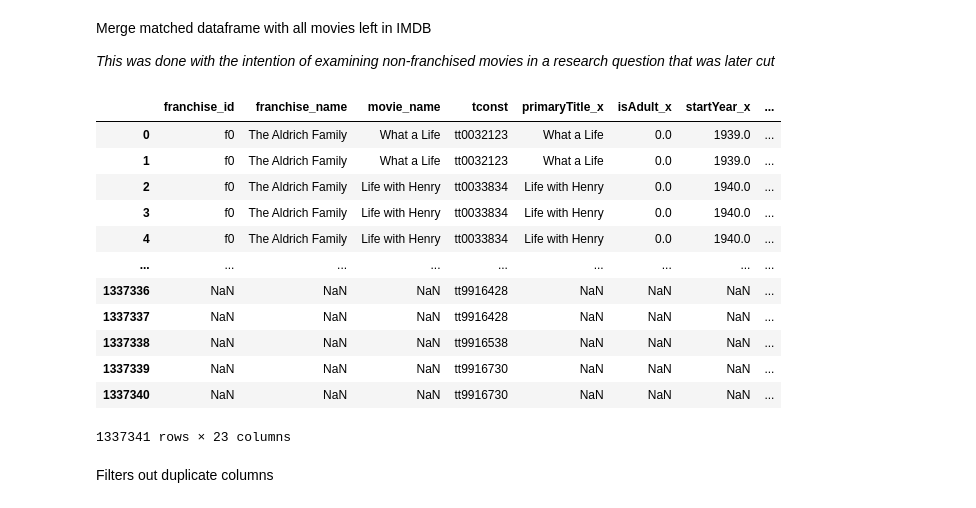
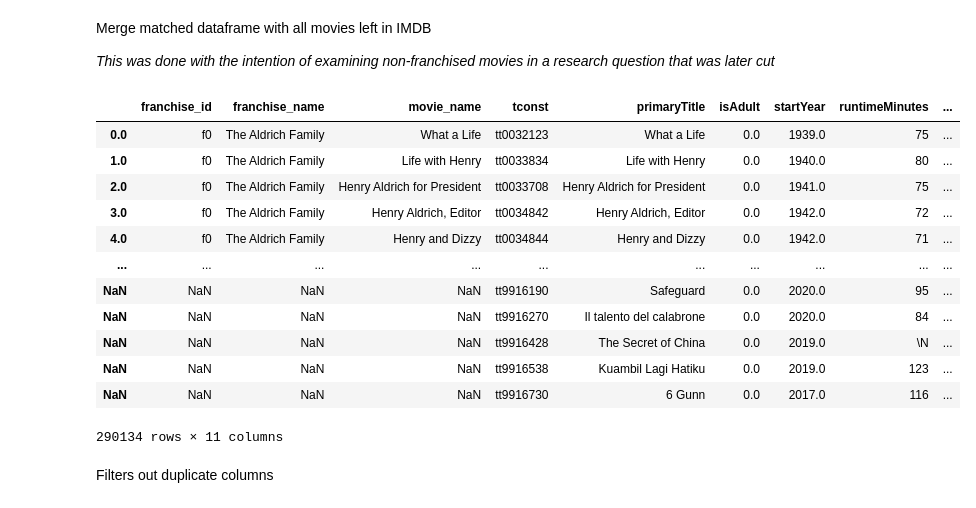
Before and after one commit to adambrennan150/Franchises, a Jupyter notebook: 103_IMDB_Wiki_Matching.ipynb, the cells around one changed output. Cells and saved outputs as stored; diff of their text form; code cells hidden in the pictures.

```diff
--- a/103_IMDB_Wiki_Matching.ipynb
+++ b/103_IMDB_Wiki_Matching.ipynb
@@ -21,6 +21,9 @@ We need to change the year for imdb_movies so it's an integer. We'll first remov
 # %%
 imdb_movies = imdb_movies[~(imdb_movies["startYear"] == "\\N")]
 imdb_movies["startYear"] = imdb_movies["startYear"].apply(lambda x: int(x))
+# %%
+wiki_movies = wiki_movies[~(wiki_movies["release_year"].isnull())]
+wiki_movies["release_year"] = wiki_movies["release_year"].apply(lambda x: int(x))
 # %% [markdown]
 Convert the akas from a string to a list:
 # %%
@@ -203,0 +211,4 @@ wiki_remainder.to_csv("backup_wiki_remainder.csv")
+# %%
+wiki_remainder = pd.read_csv("backup_wiki_remainder.csv", index_col = 0)
+wiki_remainder["release_year"] = wiki_remainder["release_year"].apply(lambda x: int(x))
+wiki_remainder["best_match"] = wiki_remainder["best_match"].apply(lambda x: ast.literal_eval(x))
@@ -326,2 +376,7 @@ wiki_remainder
 # %%
 matched.columns = matched.columns.str.replace('release_year', 'startYear')
+# %%
+imdb_remainder = imdb_remainder[~imdb_remainder["tconst"].isin(matched["tconst"])]
+imdb_remainder = imdb_remainder.drop_duplicates(subset = "tconst",keep = "first")
+imdb_remainder = imdb_remainder[["tconst", "primaryTitle", "isAdult", "startYear", "runtimeMinutes", "genres", "averageRating", "numVotes"]]
+imdb_remainder
@@ -330,21 +399,21 @@ Merge matched dataframe with all movies left in IMDB
 
 *This was done with the intention of examining non-franchised movies in a research question that was later cut*
 # %%
-imdb_final = pd.merge(matched, imdb_movies, on = "tconst", how = "outer")
+imdb_final = pd.concat([matched, imdb_remainder])
 imdb_final
 # %% [output]
-|  | franchise_id | franchise_name | movie_name | tconst | primaryTitle_x | isAdult_x | startYear_x | ... |
-| 0 | f0 | The Aldrich Family | What a Life | tt0032123 | What a Life | 0.0 | 1939.0 | ... |
-| 1 | f0 | The Aldrich Family | What a Life | tt0032123 | What a Life | 0.0 | 1939.0 | ... |
-| 2 | f0 | The Aldrich Family | Life with Henry | tt0033834 | Life with Henry | 0.0 | 1940.0 | ... |
-| 3 | f0 | The Aldrich Family | Life with Henry | tt0033834 | Life with Henry | 0.0 | 1940.0 | ... |
-| 4 | f0 | The Aldrich Family | Life with Henry | tt0033834 | Life with Henry | 0.0 | 1940.0 | ... |
-| ... | ... | ... | ... | ... | ... | ... | ... | ... |
-| 1337336 | NaN | NaN | NaN | tt9916428 | NaN | NaN | NaN | ... |
-| 1337337 | NaN | NaN | NaN | tt9916428 | NaN | NaN | NaN | ... |
-| 1337338 | NaN | NaN | NaN | tt9916538 | NaN | NaN | NaN | ... |
-| 1337339 | NaN | NaN | NaN | tt9916730 | NaN | NaN | NaN | ... |
-| 1337340 | NaN | NaN | NaN | tt9916730 | NaN | NaN | NaN | ... |
+|  | franchise_id | franchise_name | movie_name | tconst | primaryTitle | isAdult | startYear | runtimeMinutes | ... |
+| 0.0 | f0 | The Aldrich Family | What a Life | tt0032123 | What a Life | 0.0 | 1939.0 | 75 | ... |
+| 1.0 | f0 | The Aldrich Family | Life with Henry | tt0033834 | Life with Henry | 0.0 | 1940.0 | 80 | ... |
+| 2.0 | f0 | The Aldrich Family | Henry Aldrich for President | tt0033708 | Henry Aldrich for President | 0.0 | 1941.0 | 75 | ... |
+| 3.0 | f0 | The Aldrich Family | Henry Aldrich, Editor | tt0034842 | Henry Aldrich, Editor | 0.0 | 1942.0 | 72 | ... |
+| 4.0 | f0 | The Aldrich Family | Henry and Dizzy | tt0034844 | Henry and Dizzy | 0.0 | 1942.0 | 71 | ... |
+| ... | ... | ... | ... | ... | ... | ... | ... | ... | ... |
+| NaN | NaN | NaN | NaN | tt9916190 | Safeguard | 0.0 | 2020.0 | 95 | ... |
+| NaN | NaN | NaN | NaN | tt9916270 | Il talento del calabrone | 0.0 | 2020.0 | 84 | ... |
+| NaN | NaN | NaN | NaN | tt9916428 | The Secret of China | 0.0 | 2019.0 | \N | ... |
+| NaN | NaN | NaN | NaN | tt9916538 | Kuambil Lagi Hatiku | 0.0 | 2019.0 | 123 | ... |
+| NaN | NaN | NaN | NaN | tt9916730 | 6 Gunn | 0.0 | 2017.0 | 116 | ... |
-1337341 rows × 23 columns
+290134 rows × 11 columns
 # %% [markdown]
 Filters out duplicate columns
```
Also changed, not shown: parts of 40 cells of this notebook.
